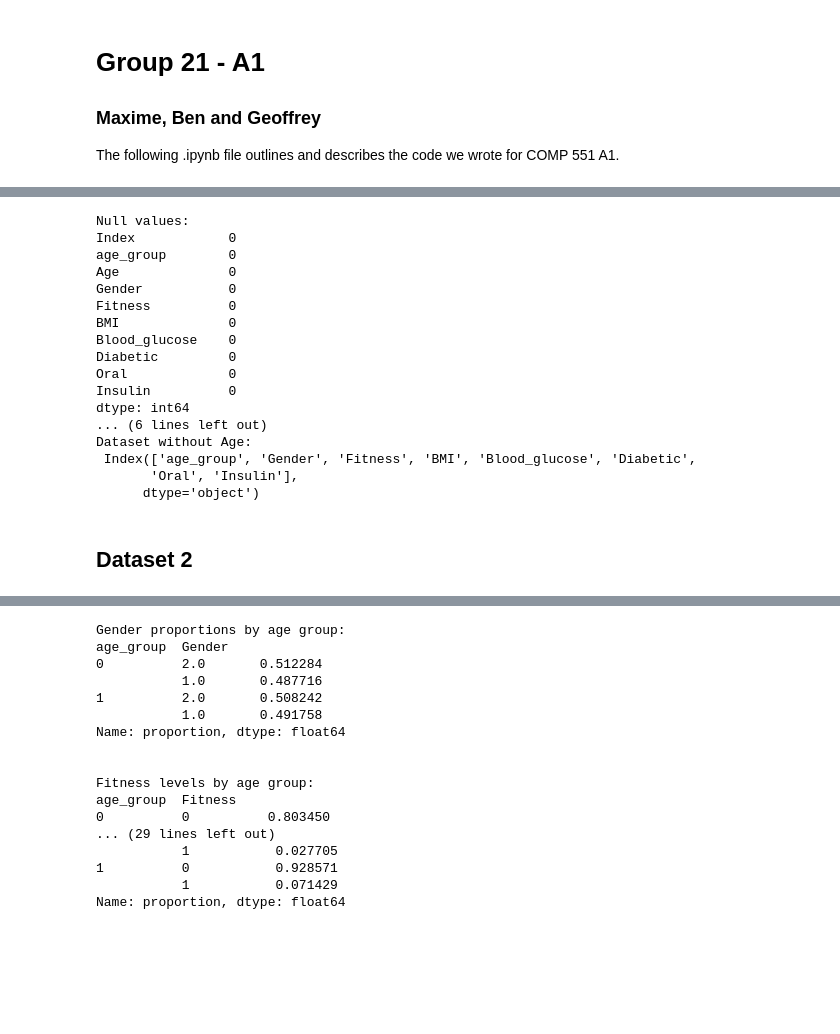
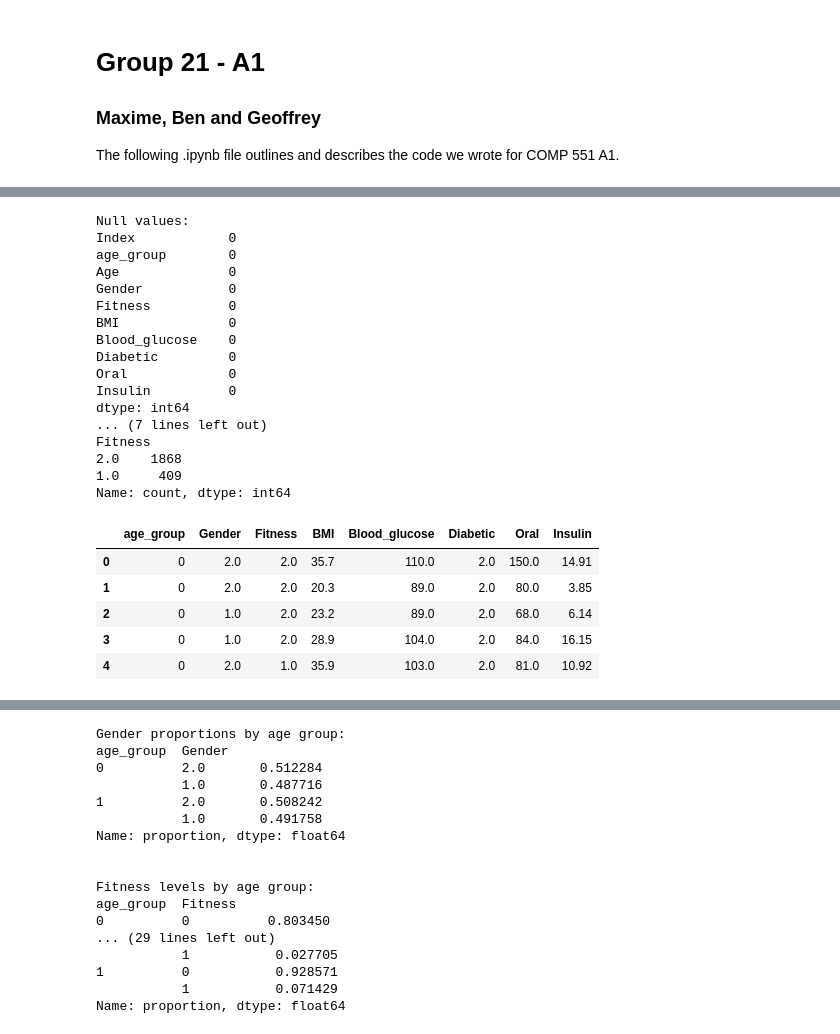
Before and after one commit to chxmberland/comp-551-a1, a Jupyter notebook: 551_group21_a-1.ipynb, the cells around one changed output, grey strips where cells are left out. Drawn from its saved outputs; the diff is of its cells as text; code cells hidden in the pictures; blank space fills up the shorter version.

Commit message:
Wording fixes and comment clean up

```diff
--- a/551_group21_a-1.ipynb
+++ b/551_group21_a-1.ipynb
@@ -16,58 +19,61 @@ import matplotlib.pyplot as plt
 # %%
-### Loading and cleaning dataset 1
+# Loading the dataset locally
 nhanes = pd.read_csv("dataset1/NHANES_age_prediction.csv")
 
-## Rename columns
+# Renaming columns
 nhanes = nhanes.rename(columns = {
-    "SEQN":"Index",
-    "RIDAGEYR":"Age",
-    "RIAGENDR":"Gender",
-    "PAQ605":"Fitness",
-    "BMXBMI":"BMI",
-    "LBXGLU":"Blood_glucose",
-    "DIQ010":"Diabetic",
-    "LBXGLT": "Oral",
-    "LBXIN": "Insulin"
+    "SEQN":     "Index",
+    "RIDAGEYR": "Age",
+    "RIAGENDR": "Gender",
+    "PAQ605":   "Fitness",
+    "BMXBMI":   "BMI",
+    "LBXGLU":   "Blood_glucose",
+    "DIQ010":   "Diabetic",
+    "LBXGLT":   "Oral",
+    "LBXIN":    "Insulin"
 })
 
-## Checking for missing values
-# no missing values!
+# Checking for missing values
 print("Null values:")
 print(nhanes.isnull().sum())
-nhanes.describe()
 
-# Wonky value of 7 for 1 row in "Fitness"
-nhanes["Fitness"].value_counts()
+# Wonky value of 7 in "Fitness" column
+print("\nFitness value fix:")
+print(nhanes["Fitness"].value_counts())
 nhanes = nhanes.drop(nhanes[nhanes["Fitness"] == 7].index)
-nhanes["Fitness"].value_counts()
+print(nhanes["Fitness"].value_counts())
 
 # Mapping "Adult" class to 0 and "Senior" class to 1 (binary labelleing)
 nhanes['age_group'] = nhanes['age_group'].replace({"Adult": 0, "Senior": 1})
 
 # Removing irrelevant index column
 nhanes = nhanes[nhanes.columns[1:]]
-print("\nDataset without Index:\n", nhanes.columns)
 
 # Dropping the age column
 nhanes = nhanes.drop("Age", axis=1)
-print("\nDataset without Age:\n", nhanes.columns)
+
+nhanes.head()
 # %% [output]
 Null values:
 Index            0
 age_group        0
 Age              0
 Gender           0
 Fitness          0
 BMI              0
 Blood_glucose    0
 Diabetic         0
 Oral             0
 Insulin          0
 dtype: int64
-... (6 lines left out)
-Dataset without Age:
- Index(['age_group', 'Gender', 'Fitness', 'BMI', 'Blood_glucose', 'Diabetic',
-       'Oral', 'Insulin'],
-      dtype='object')
+... (7 lines left out)
+Fitness
+2.0    1868
+1.0     409
+Name: count, dtype: int64
+|  | age_group | Gender | Fitness | BMI | Blood_glucose | Diabetic | Oral | Insulin |
+| 0 | 0 | 2.0 | 2.0 | 35.7 | 110.0 | 2.0 | 150.0 | 14.91 |
+| 1 | 0 | 2.0 | 2.0 | 20.3 | 89.0 | 2.0 | 80.0 | 3.85 |
+| 2 | 0 | 1.0 | 2.0 | 23.2 | 89.0 | 2.0 | 68.0 | 6.14 |
+| 3 | 0 | 1.0 | 2.0 | 28.9 | 104.0 | 2.0 | 84.0 | 16.15 |
+| 4 | 0 | 2.0 | 1.0 | 35.9 | 103.0 | 2.0 | 81.0 | 10.92 |
-# %% [markdown]
-## Dataset 2
```
Also changed, not shown: parts of 21 cells of this notebook.
